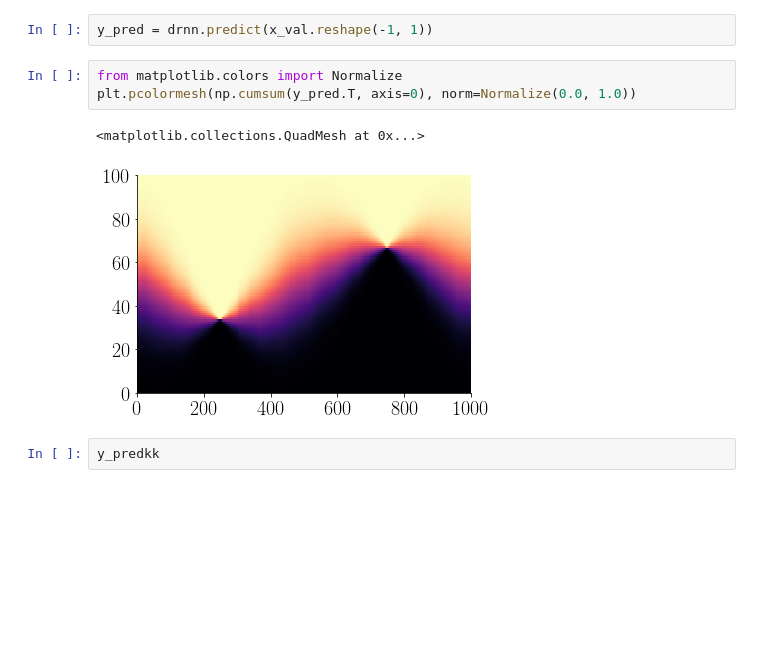
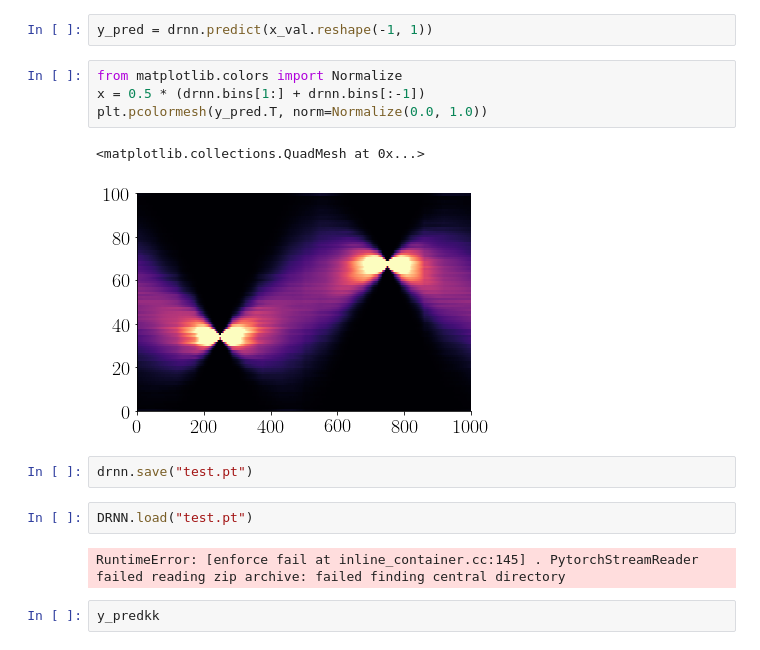
Before and after one commit to simonpf/quantnn, a Jupyter notebook: notebooks/simple_example.ipynb, the cells around one changed output. Saved outputs shown, nothing was run; the diff lists cells and outputs as text; blank space fills up the shorter version.

```diff
--- a/notebooks/simple_example.ipynb
+++ b/notebooks/simple_example.ipynb
@@ -137,10 +153,17 @@ Epoch 9 / 10: Training error: 3.5597, Learning rate: 0.00100
 y_pred = drnn.predict(x_val.reshape(-1, 1))
 # %%
 from matplotlib.colors import Normalize
-plt.pcolormesh(np.cumsum(y_pred.T, axis=0), norm=Normalize(0.0, 1.0))
+x = 0.5 * (drnn.bins[1:] + drnn.bins[:-1])
+plt.pcolormesh(y_pred.T, norm=Normalize(0.0, 1.0))
 # %% [output]
 <matplotlib.collections.QuadMesh at 0x...>
-[figure, old version]
+[figure, new version]
+# %%
+drnn.save("test.pt")
+# %%
+DRNN.load("test.pt")
+# %% [output]
+RuntimeError: [enforce fail at inline_container.cc:145] . PytorchStreamReader failed reading zip archive: failed finding central directory
 # %%
 y_predkk
 # %% [output]
```
Also changed, not shown: parts of 4 cells of this notebook, 9 other files.
